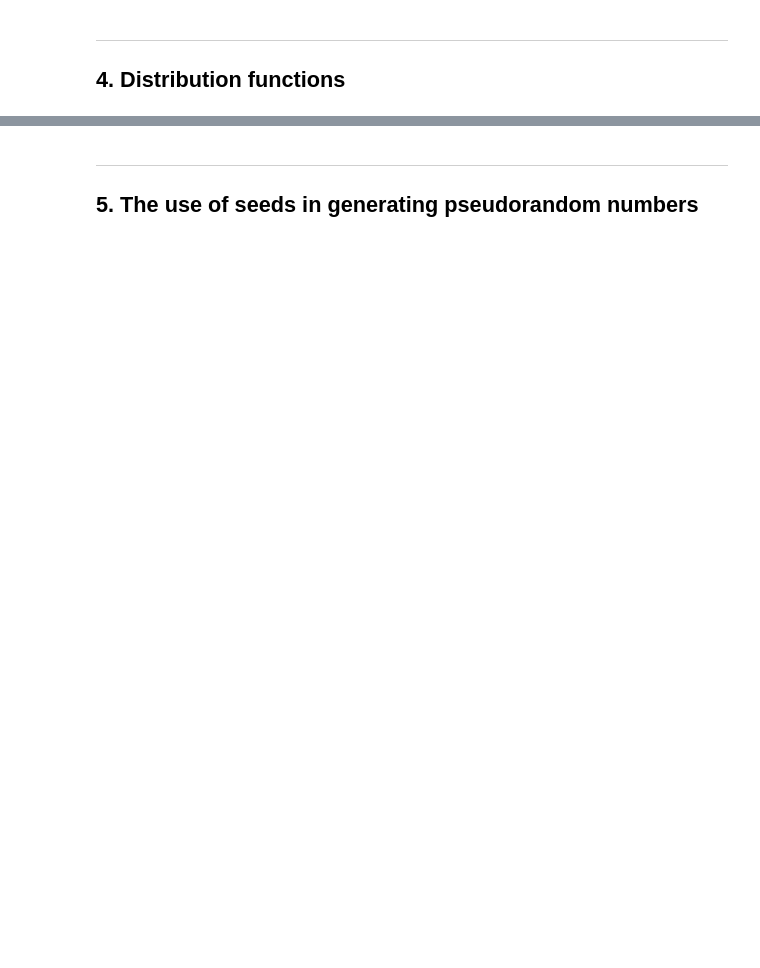
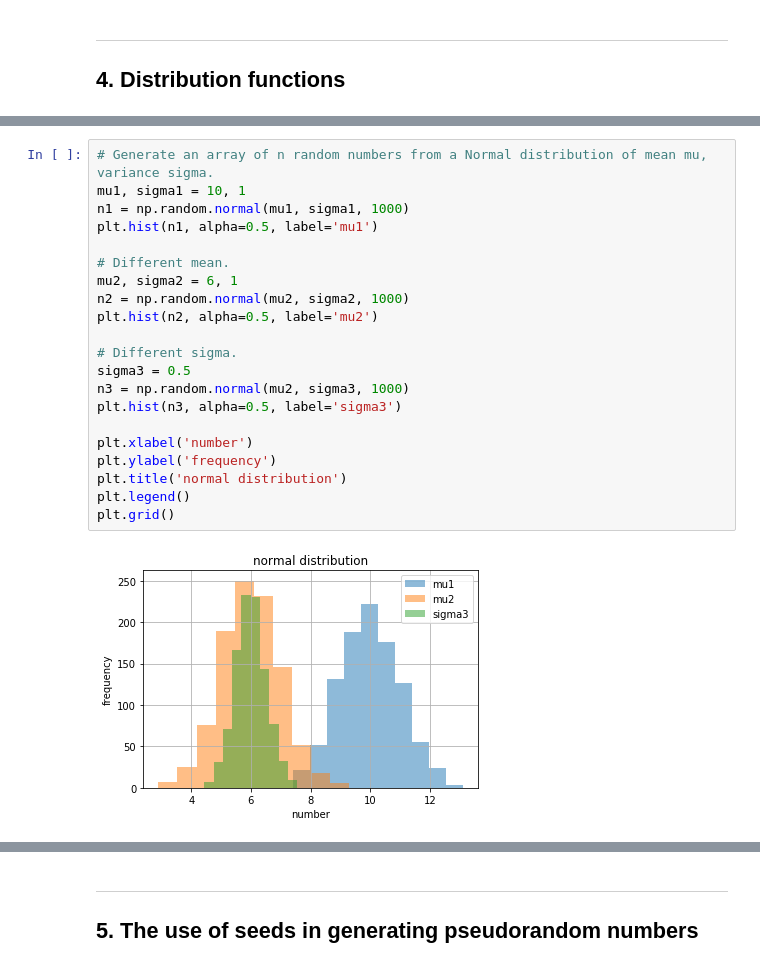
Before and after one commit to elizabethdaly/numpy-random, a Jupyter notebook: numpy-random.ipynb, the cells around one changed output, grey strips where cells are left out. Saved outputs shown, nothing was run; the diff lists cells and outputs as text; blank space fills up the shorter version.

Commit message:
begin distribution functions

```diff
--- a/numpy-random.ipynb
+++ b/numpy-random.ipynb
@@ -248,0 +266,23 @@ shuffled array
+# %%
+# Generate an array of n random numbers from a Normal distribution of mean mu, variance sigma.
+mu1, sigma1 = 10, 1
+n1 = np.random.normal(mu1, sigma1, 1000)
+plt.hist(n1, alpha=0.5, label='mu1')
+
+# Different mean.
+mu2, sigma2 = 6, 1
+n2 = np.random.normal(mu2, sigma2, 1000)
+plt.hist(n2, alpha=0.5, label='mu2')
+
+# Different sigma.
+sigma3 = 0.5
+n3 = np.random.normal(mu2, sigma3, 1000)
+plt.hist(n3, alpha=0.5, label='sigma3')
+
+plt.xlabel('number')
+plt.ylabel('frequency')
+plt.title('normal distribution')
+plt.legend()
+plt.grid()
+# %% [output]
+[figure, added]
```
Also changed, not shown: parts of 31 cells of this notebook, 1 other file.
